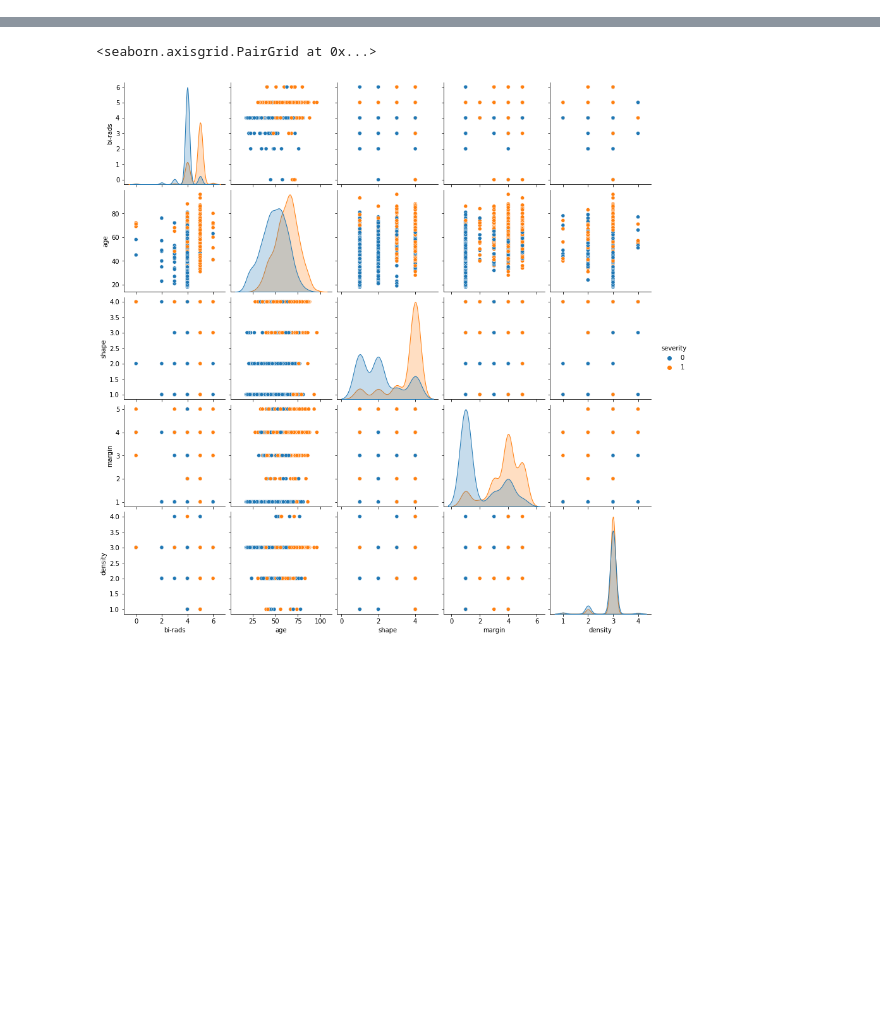
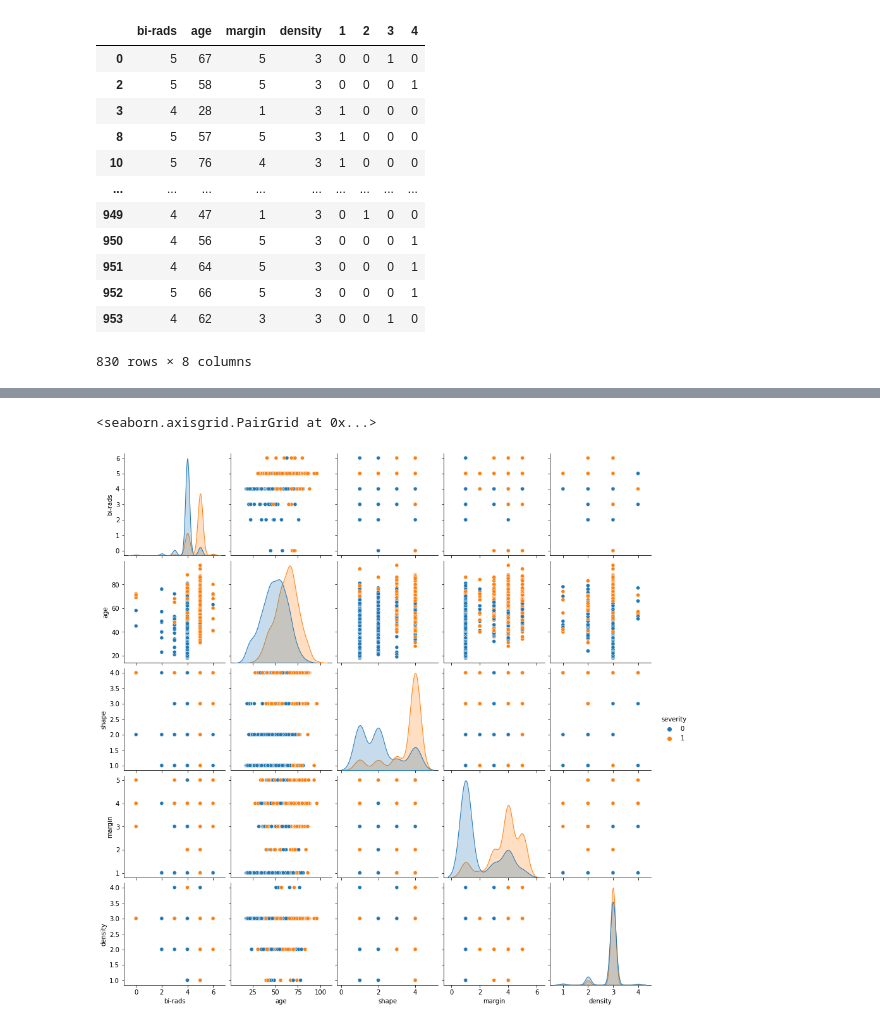
Before and after one commit to alexandradecarvalho/logistic-regression, a Jupyter notebook: log_reg_sk.ipynb, the cells around one changed output, grey strips where cells are left out. Drawn from its saved outputs; the diff is of its cells as text; code cells hidden in the pictures; blank space fills up the shorter version.

```diff
--- a/log_reg_sk.ipynb
+++ b/log_reg_sk.ipynb
@@ -28,0 +22,3 @@ X.head()
+# %%
+one_hot_shapes = pd.get_dummies(X['shape'])
+one_hot_shapes
@@ -28,0 +39,19 @@ X.head()
+# %%
+X = X.join(one_hot_shapes)
+# %%
+X.drop('shape', axis=1, inplace=True)
+X
+# %% [output]
+|  | bi-rads | age | margin | density | 1 | 2 | 3 | 4 |
+| 0 | 5 | 67 | 5 | 3 | 0 | 0 | 1 | 0 |
+| 2 | 5 | 58 | 5 | 3 | 0 | 0 | 0 | 1 |
+| 3 | 4 | 28 | 1 | 3 | 1 | 0 | 0 | 0 |
+| 8 | 5 | 57 | 5 | 3 | 1 | 0 | 0 | 0 |
+| 10 | 5 | 76 | 4 | 3 | 1 | 0 | 0 | 0 |
+| ... | ... | ... | ... | ... | ... | ... | ... | ... |
+| 949 | 4 | 47 | 1 | 3 | 0 | 1 | 0 | 0 |
+| 950 | 4 | 56 | 5 | 3 | 0 | 0 | 0 | 1 |
+| 951 | 4 | 64 | 5 | 3 | 0 | 0 | 0 | 1 |
+| 952 | 5 | 66 | 5 | 3 | 0 | 0 | 0 | 1 |
+| 953 | 4 | 62 | 3 | 3 | 0 | 0 | 1 | 0 |
+830 rows × 8 columns
```
Also changed, not shown: parts of 20 cells of this notebook, 3 other files.
